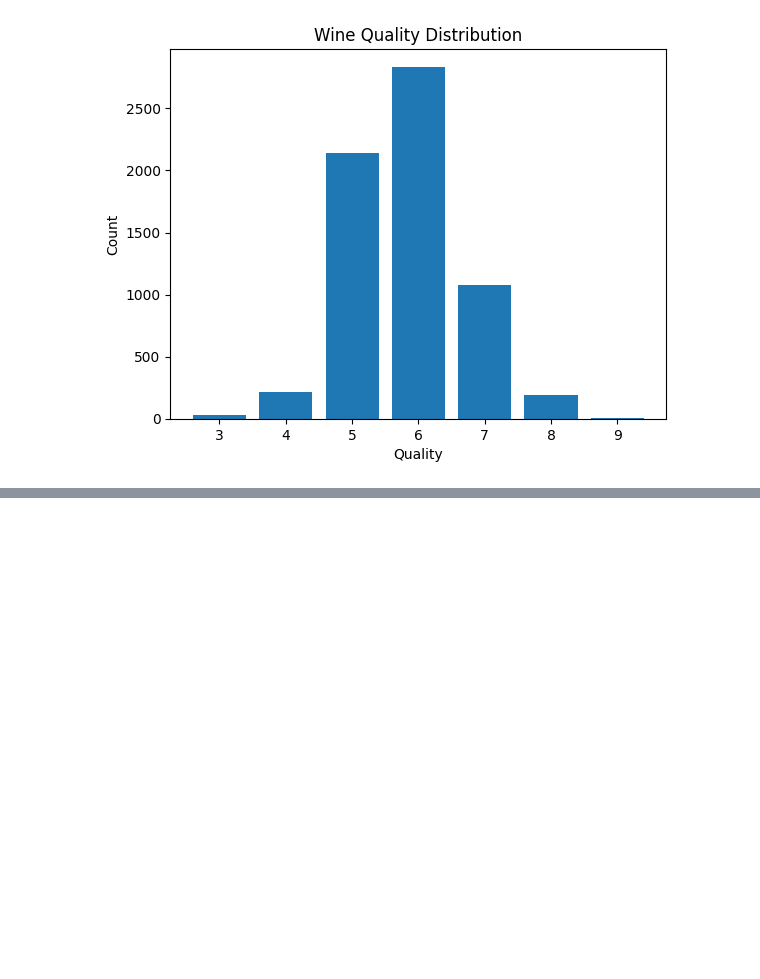
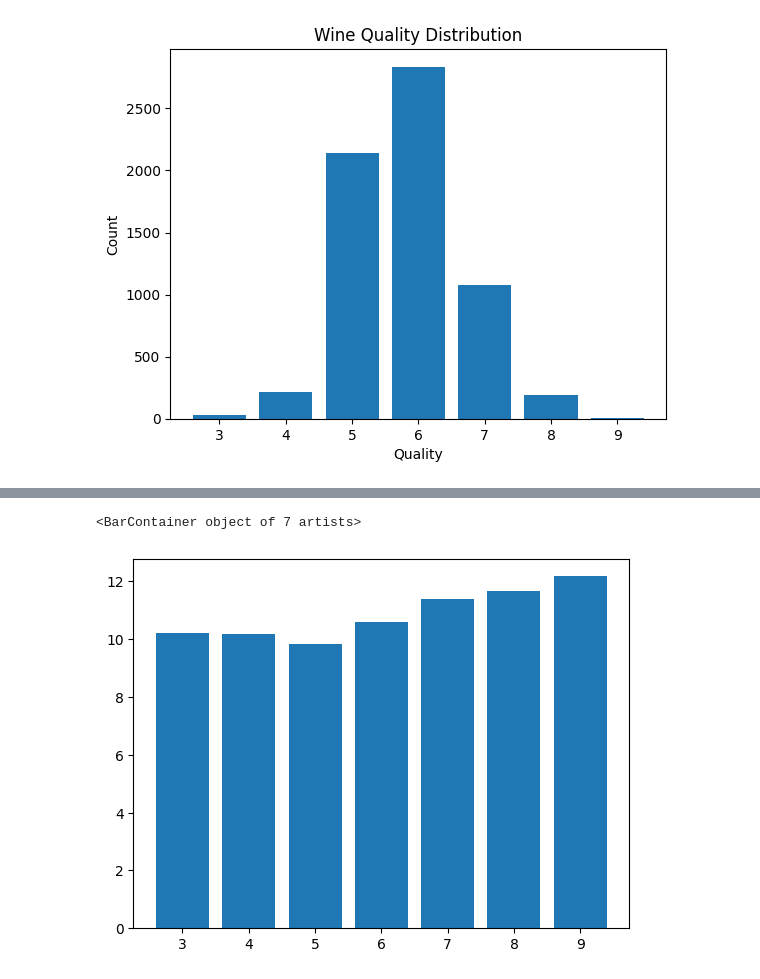
Before and after one commit to seon0415/BDA, a Jupyter notebook: 박서연29_0409_필수과제.ipynb, the cells around one changed output, grey strips where cells are left out. Saved outputs shown, nothing was run; the diff lists cells and outputs as text; code cells hidden in the pictures; blank space fills up the shorter version.

```diff
--- a/박서연29_0409_필수과제.ipynb
+++ b/박서연29_0409_필수과제.ipynb
@@ -464,0 +495,7 @@ plt.hist(wine['quality'])
+# %%
+data=wine.groupby('quality')['alcohol'].mean().reset_index()
+
+plt.bar(x=data['quality'], height=data['alcohol'])
+# %% [output]
+<BarContainer object of 7 artists>
+[figure, added]
```
Also changed, not shown: parts of 16 cells of this notebook.
